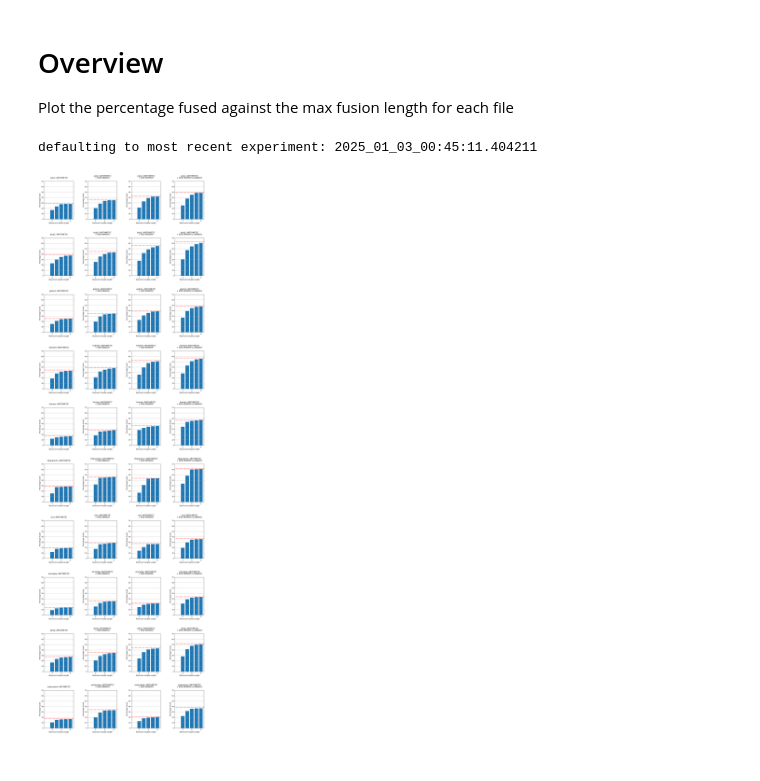
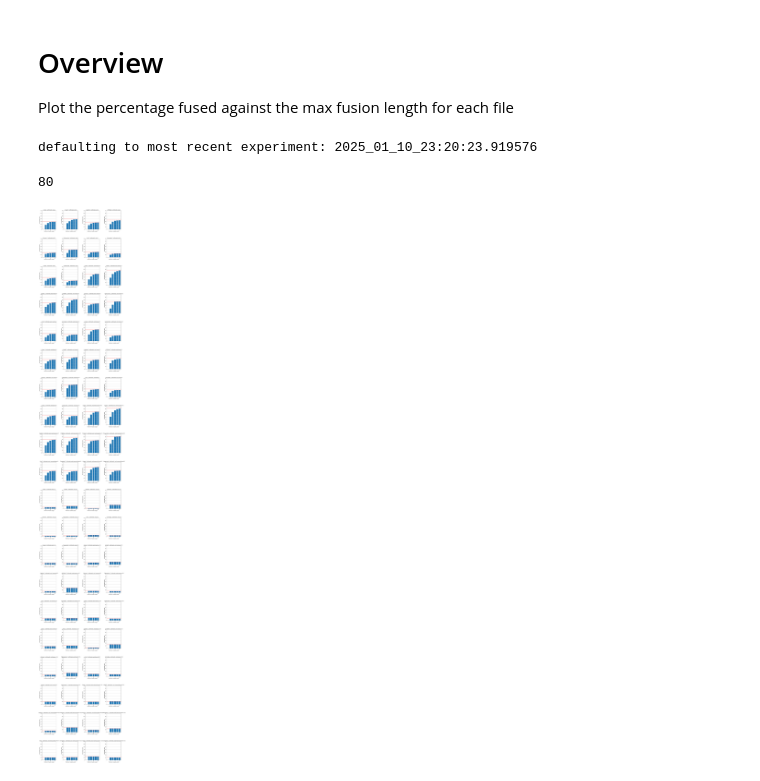
Before and after one commit to elizabethhsy/InstructionFusion, a Jupyter notebook: python/overview.ipynb, the cells around one changed output. Cells and saved outputs as stored; diff of their text form; code cells hidden in the pictures.

```diff
--- a/python/overview.ipynb
+++ b/python/overview.ipynb
@@ -17,57 +17,48 @@ if (data['dirName'] != ""):
 else:
     # get the most recently run experiment
     path = data['dirPath']
-    folder_names = [f for f in os.listdir(path) if os.path.isdir(os.path.join(path, f))]
+    folder_names = sorted([f for f in os.listdir(path) if os.path.isdir(os.path.join(path, f))])
     most_recent = folder_names[-1]
     print(f"defaulting to most recent experiment: {most_recent}")
     full_path = f"{path}/{most_recent}"
 # %% [output]
-defaulting to most recent experiment: 2025_01_03_00:45:11.404211
+defaulting to most recent experiment: 2025_01_10_23:20:23.919576
 # %%
 csv_path = f"{full_path}/overview.csv"
 img_path = f"{full_path}/overview.png"
 # %%
 df = pd.read_csv(csv_path)
-df['end'] = df['end'].str.strip() # strip newline characters
 # %%
-grouped = df.sort_values(by=['file', 'fusable', 'end'], na_position='first')
-grouped = grouped.groupby(['file', 'fusable', 'end'], dropna=False, sort=False)
+grouped = df.groupby(['file', 'rule_title'], dropna=False, sort=False)
+# %%
+len(grouped)
+# %% [output]
+80
 # %%
 num_groups = len(grouped)
 cols = 4
 rows = math.ceil(num_groups / cols)
 fig, axes = plt.subplots(rows, cols, figsize=(15, 5 * rows))
 axes = axes.flatten()
 
 for i, (group_name, group_data) in enumerate(grouped):
-    if (pd.notna(group_name[2])):
-        end_name = f"+ END {group_name[2]}\n"
-    else:
-        end_name = ""
-
-    group_title = (
-        f"{group_name[0]}: "
-        f"{group_name[1]}\n"
-        f"{end_name}"
-    )
-
     data = group_data.reset_index()
     first_value = data['percentage_fused'].iloc[0]
     axes[i].axhline(y=first_value, color='red', linestyle='dotted', linewidth=3)
-    axes[i].bar(data['max_fusable_length'][1:7], data['percentage_fused'][1:7])
-    axes[i].set_title(f'{group_title}')
+    axes[i].bar(data['user_defined_key'][1:7], data['percentage_fused'][1:7])
+    axes[i].set_title(f'{group_name}')
     axes[i].set_xlabel('Maximum Fusable Length')
     axes[i].set_ylabel('Percentage Fused')
     axes[i].tick_params(axis='x')
     axes[i].grid(axis='y')
     axes[i].set_ylim(bottom=0, top=70)
 
 for j in range(i + 1, len(axes)):
     fig.delaxes(axes[j])
 
 plt.tight_layout()
 plt.subplots_adjust(wspace=0.5, hspace=0.5)
 plt.savefig(img_path, dpi=300, bbox_inches='tight')
 plt.show()
 # %% [output]
-[figure, old version]
+[figure, new version]
```
Also changed, not shown: 7 other files.
